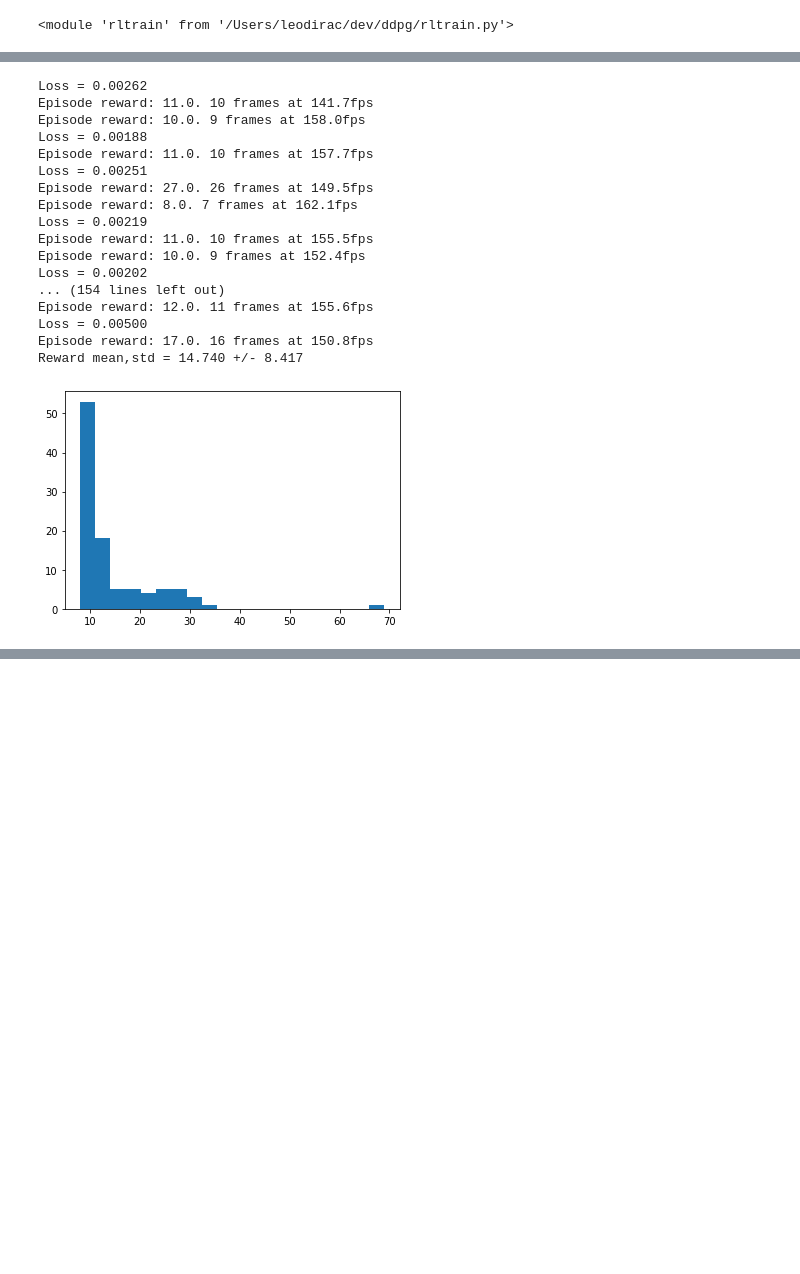
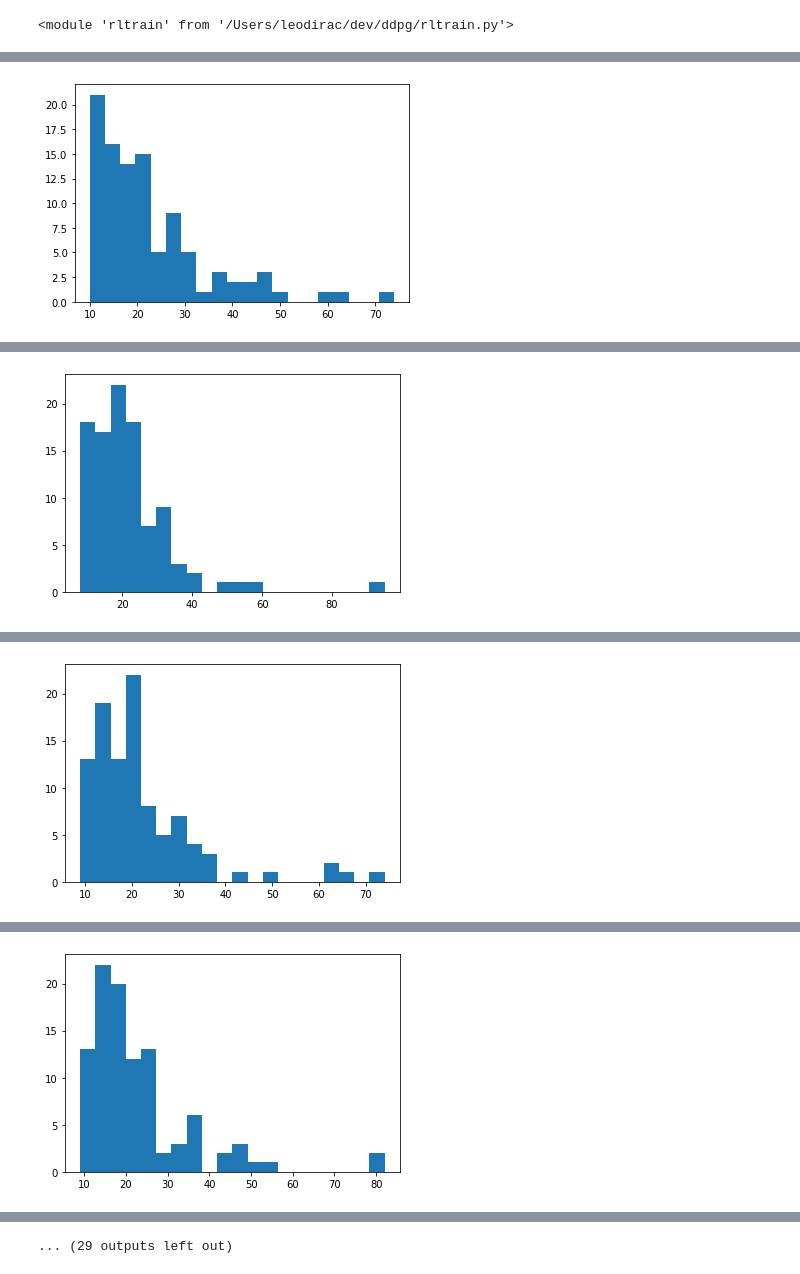
Before and after one commit to leopd/jasrlp, a Jupyter notebook: gym-play.ipynb, the cells around one changed output, grey strips where cells are left out. Saved outputs shown, nothing was run; the diff lists cells and outputs as text; code cells hidden in the pictures; blank space fills up the shorter version.

```diff
--- a/gym-play.ipynb
+++ b/gym-play.ipynb
@@ -12,7 +14,5 @@ reload(rltrain)
 # %%
 env = gym.make('CartPole-v0')
 learner = rltrain.DQN(env)
-learner.eps = 0.9
-learner.rollout(render=False)
 # %% [output]
 Creating FCNet with 6->1 dims for 4 observations and 2 actions
@@ -57,21 +32,6 @@ Reward mean,std = 24.770 +/- 14.549
-# %%
-_ = dist_rollouts(0.0)  # greedy
-# %% [output]
-Loss = 0.00262
-Episode reward: 11.0. 10 frames at 141.7fps
-Episode reward: 10.0. 9 frames at 158.0fps
-Loss = 0.00188
-Episode reward: 11.0. 10 frames at 157.7fps
-Loss = 0.00251
-Episode reward: 27.0. 26 frames at 149.5fps
-Episode reward: 8.0. 7 frames at 162.1fps
-Loss = 0.00219
-Episode reward: 11.0. 10 frames at 155.5fps
-Episode reward: 10.0. 9 frames at 152.4fps
-Loss = 0.00202
-... (154 lines left out)
-Episode reward: 12.0. 11 frames at 155.6fps
-Loss = 0.00500
-Episode reward: 17.0. 16 frames at 150.8fps
-Reward mean,std = 14.740 +/- 8.417
-[figure, removed]
+# %%
+for d in range(20):
+    eps = 1.0 - d/23.0
+    print(f"\n\nEps = {eps:.2f}")
+    _ = dist_rollouts(eps)
+# %% [output]
@@ -77,0 +50 @@ Reward mean,std = 14.740 +/- 8.417
+[figure, added]
@@ -77,0 +65 @@ Reward mean,std = 14.740 +/- 8.417
+[figure, added]
@@ -77,0 +81 @@ Reward mean,std = 14.740 +/- 8.417
+[figure, added]
@@ -77,0 +97 @@ Reward mean,std = 14.740 +/- 8.417
+[figure, added]
@@ -77,0 +126 @@ Reward mean,std = 14.740 +/- 8.417
+... (29 outputs left out)
```
Also changed, not shown: parts of 8 cells of this notebook.
